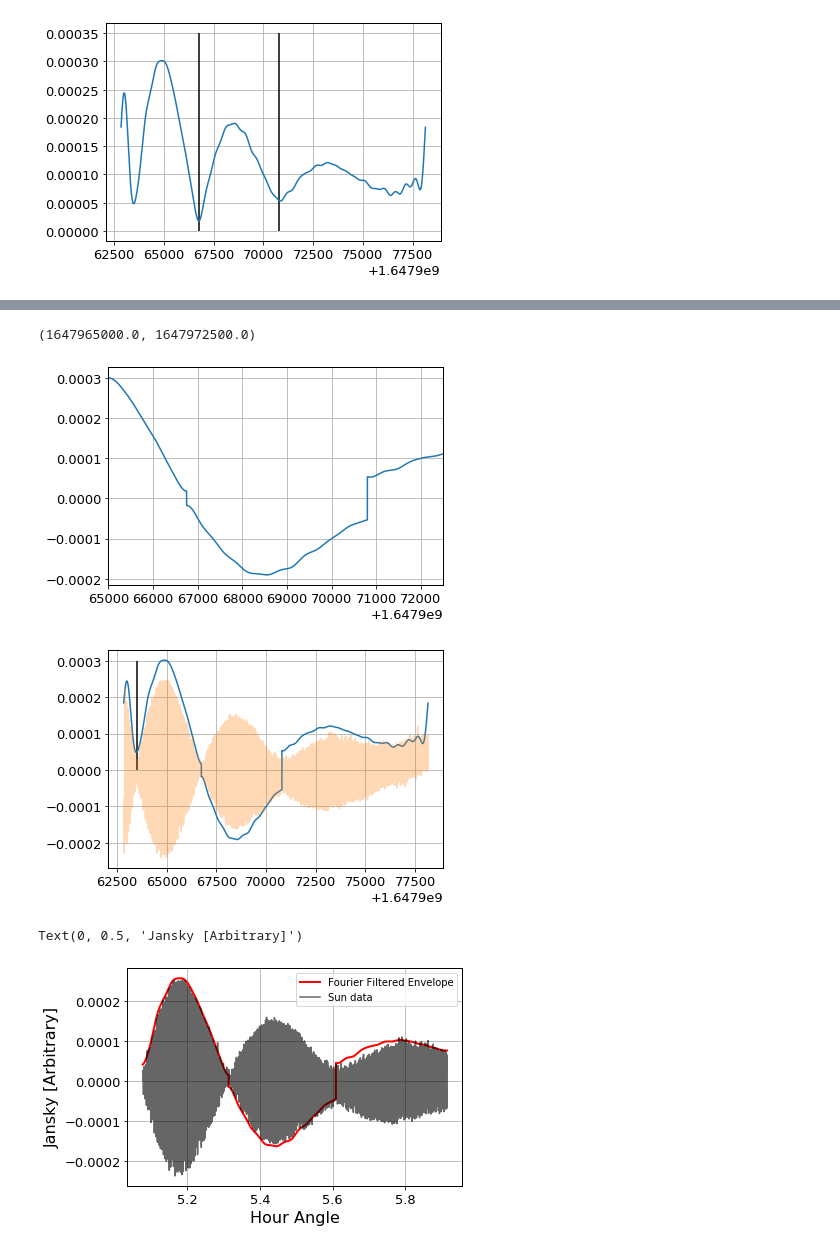
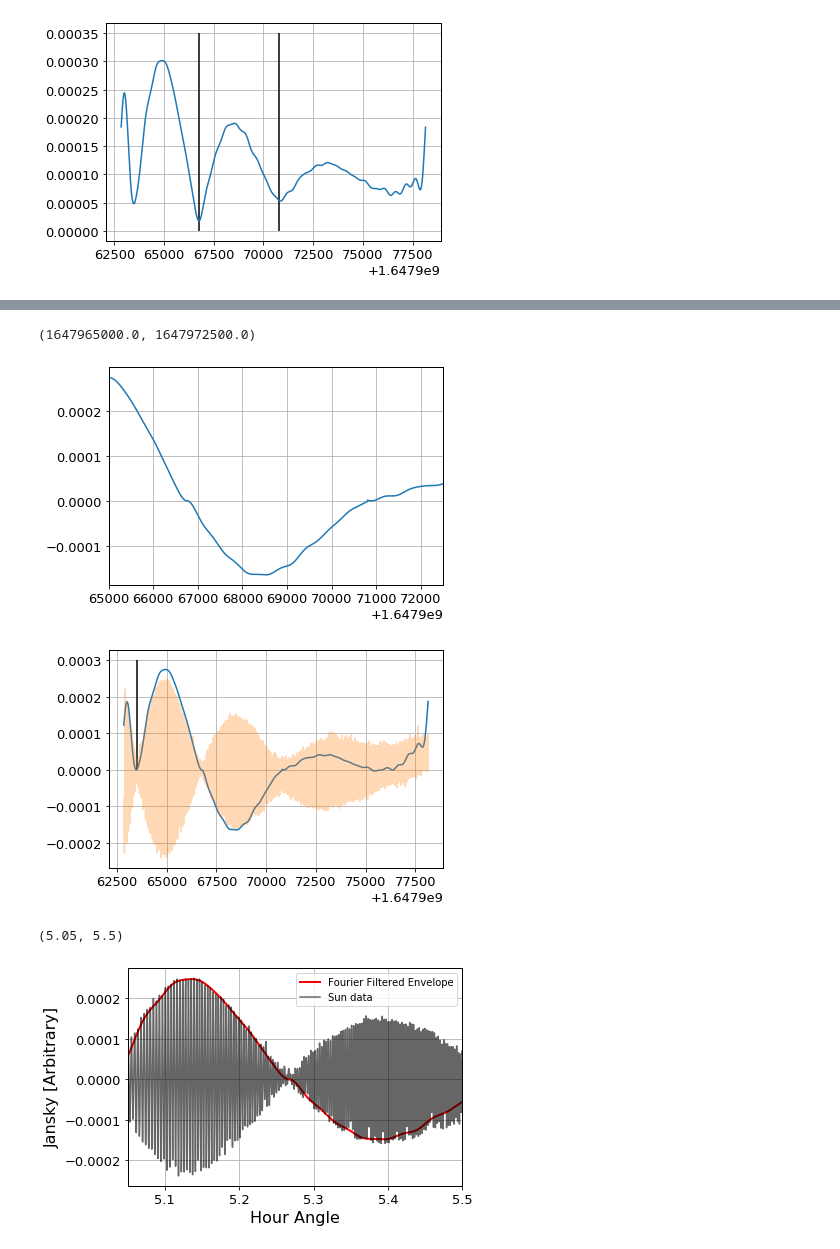
Before and after one commit to James11222/radiolab_repo, a Jupyter notebook: lab3/Emily/lab3.ipynb, the cells around one changed output, grey strips where cells are left out. Saved outputs shown, nothing was run; the diff lists cells and outputs as text; code cells hidden in the pictures.

Commit message:
new sun data

```diff
--- a/lab3/Emily/lab3.ipynb
+++ b/lab3/Emily/lab3.ipynb
@@ -249,6 +238,12 @@ plt.xlim(-0.025, 0.025)
 # %%
 filtered_sun_data = np.fft.ifft(fft)
+
+
 centered_abs_filtered = np.abs(filtered_sun_data - np.average(filtered_sun_data))
+index = scipy.signal.argrelmin(centered_abs_filtered, order=2000)
+
+minima = sun_times[index]
+
 plt.plot(sun_times[:20000], 2*centered_abs_filtered[:20000])
 # plt.plot(sun_times[:10000], (sun_data - np.median(sun_data))[:10000])
 # np.where(sun_times < )
@@ -261,48 +273,63 @@ plt.vlines(70800+1.6479e9, 0, 0.00035)
 # %%
+centered_abs_filtered -= y2
 centered_abs_filtered[np.where((sun_times < 70800+1.6479e9) & (sun_times > 66750+1.6479e9))] *= -1
 plt.plot(sun_times[:20000], 2*centered_abs_filtered[:20000])
 plt.xlim(65000+1.6479e9, 72500+1.6479e9)
 # %% [output]
 (1647965000.0, 1647972500.0)
-[figure, old version]
+[figure, new version]
+# %%
+ha = np.load('ha_sun_6hr.npy')
+delta = 0.011622079794743386
+λ = 0.02855166266666667
 # %%
 plt.plot(sun_times[:20000], 2*centered_abs_filtered[:20000])
 plt.plot(sun_times[:20000], (sun_data - np.average(sun_data))[:20000], alpha=0.3)
 plt.vlines(63500+1.6479e9, 0, 0.0003)
+
 sun_data = sun_data[np.where(sun_times < 75000+1.6479e9)]
 centered_abs_filtered = centered_abs_filtered[np.where(sun_times < 75000+1.6479e9)]
 sun_times = sun_times[np.where(sun_times < 75000+1.6479e9)]
+ha = ha[np.where(sun_times < 75000+1.6479e9)]
+
 sun_data = sun_data[np.where(sun_times > 63500+1.6479e9)]
 centered_abs_filtered = centered_abs_filtered[np.where(sun_times > 63500+1.6479e9)]
 sun_times = sun_times[np.where(sun_times > 63500+1.6479e9)]
+ha = ha[np.where(sun_times > 63500+1.6479e9)]
 # %% [output]
-[figure, old version]
+[figure, new version]
 # %%
-val = con.c / (10.5e9 * u.Hz)
-λ = val.to(u.m).value
-# print("lambda", λ)
+# val = con.c / (10.5e9 * u.Hz)
+# λ = val.to(u.m).value
+# # print("lambda", λ)
 
-L, long, alt_nch = ugradio.nch.lat, ugradio.nch.lon, ugradio.nch.alt
+# L, long, alt_nch = ugradio.nch.lat, ugradio.nch.lon, ugradio.nch.alt
 
-jds=ugradio.timing.julian_date(sun_times)
-alpha,delta =ugradio.coord.sunpos(jds[0])
-delta=(np.pi/180)*delta
-LSTs = ugradio.timing.lst(jds,lon=long)
-hs = LSTs - alpha*(np.pi/180)
-frac_time = len(sun_times)/23964
-ha = np.linspace(hs[0],(hs[0]+(15*6*frac_time)*(np.pi/180)),len(jds))
+# jds=ugradio.timing.julian_date(sun_times)
+# alpha,delta =ugradio.coord.sunpos(jds[0])
+# delta=(np.pi/180)*delta
+# LSTs = ugradio.timing.lst(jds,lon=long)
+# hs = LSTs - alpha*(np.pi/180)
+# frac_time = len(sun_times)/23964
+# ha = np.linspace(hs[0],(hs[0]+(15*6*frac_time)*(np.pi/180)),len(jds))
 # print(ha[1])
 
+ha = ha[:8000]
+sun_data = sun_data[:8000]
+sun_times = sun_times[:8000]
+centered_abs_filtered = centered_abs_filtered[:8000]
 
-plt.plot(ha, 1.7*centered_abs_filtered, 'r-', lw=2,label="Fourier Filtered Envelope")
+plt.plot(ha, 1.8*centered_abs_filtered, 'r-', lw=2,label="Fourier Filtered Envelope")
 plt.plot(ha, sun_data - np.average(sun_data), 'k', alpha=0.6, label="Sun data")
 plt.legend()
 plt.xlabel('Hour Angle')
 plt.ylabel('Jansky [Arbitrary]')
+plt.xlim(5.05, 5.5)
+# plt.vlines(ha[8000], 0, 0.0003)
 # print(len(sun_times), len(sun_times)/23964)
 # %% [output]
-Text(0, 0.5, 'Jansky [Arbitrary]')
+(5.05, 5.5)
-[figure, old version]
+[figure, new version]
 # %%
 def bessel(ha, thetaR, A):
 #     delta = 0
```
Also changed, not shown: parts of 11 cells of this notebook, 3 other files.
